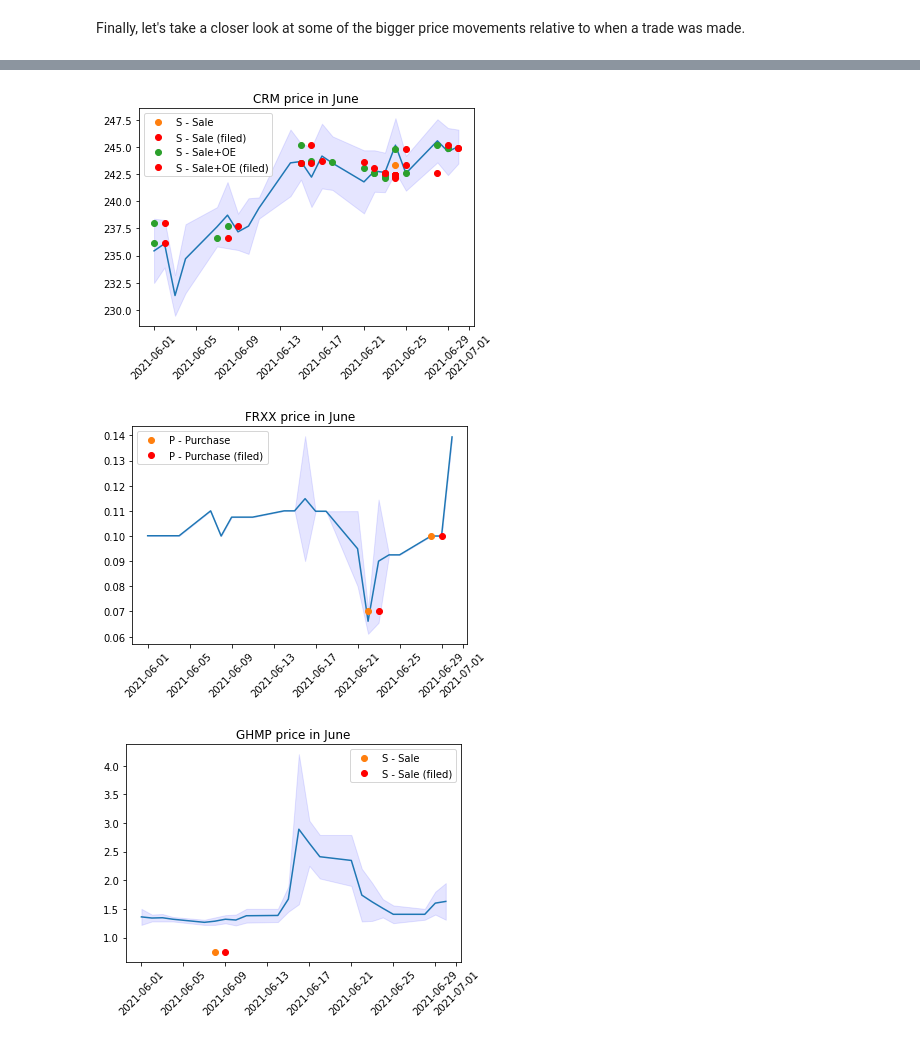
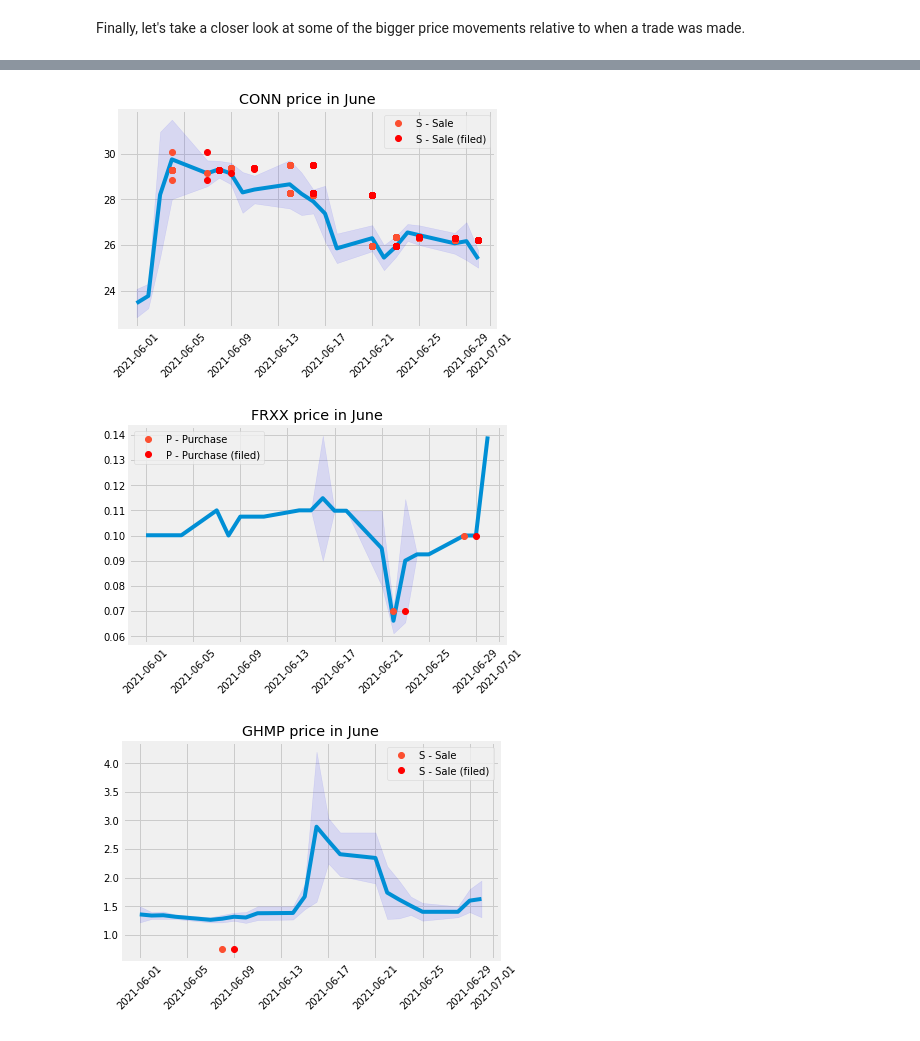
Before and after one commit to fitzgerald-kyle/insider-training, a Jupyter notebook: exploratory_analysis.ipynb, the cells around one changed output, grey strips where cells are left out. Cells and saved outputs as stored; diff of their text form; code cells hidden in the pictures.

Commit message:
538 plot style

```diff
--- a/exploratory_analysis.ipynb
+++ b/exploratory_analysis.ipynb
@@ -7,6 +7,8 @@ import pickle
 import numpy as np
 import copy
 import matplotlib.pyplot as plt
+
+plt.style.use('fivethirtyeight')
 # %% [markdown]
 ## Some Important Functions
 # %%
@@ -257,5 +262,7 @@ EODayPrice = returnPriceDiff(insiderDat, historicDat, SP500Dat, delta=1, priceTi
 EOWeekPrice = returnPriceDiff(insiderDat, historicDat, SP500Dat, delta=7, priceTime='Close')
 
 EOMonthPrice = returnPriceDiff(insiderDat, historicDat, SP500Dat, delta=30, priceTime='Close')
+
+EO3MonthPrice = returnPriceDiff(insiderDat, historicDat, SP500Dat, delta=90, priceTime='Close')
 # %%
 print('(% change in ticker price, % change in S&P500):')
@@ -316,26 +327,26 @@ Let's look into the price trends of only those tickers that experienced qualitat
 # %%
 #trade.translate({ord(ch): None for ch in '0123456789'})
 
-days2lookForward = 30
+days2lookForward = 90
 
-outlierClosings_up = [np.zeros((1,days2lookForward))]*3
-outlierClosings_down = [np.zeros((1,days2lookForward))]*3
+increaseThresh = [20, 30, 40, 70]
+EO_Prices = [EODayPrice, EOWeekPrice, EOMonthPrice, EO3MonthPrice]
+numCharts = len(increaseThresh)
+
+outlierClosings_up = [np.full((1,days2lookForward), np.nan)]*numCharts
+outlierClosings_down = [np.full((1,days2lookForward), np.nan)]*numCharts
 
 for trade in insiderDat.iterrows():
     tradeNum = trade[0]
     tick = trade[1]['Ticker']
     tradeName = tick + str(tradeNum)
-
     fileDate = str(trade[1]['FilingDate'])
 
     # if the trade's ticker changes by a sufficient amount, store its daily closing for the next
     # 'days2lookForward' days
-    increaseThresh = [20, 30, 40]
-    EO_Prices = [EODayPrice, EOWeekPrice, EOMonthPrice]
-
-    for i in range(3):
+    for i in range(numCharts):
         if abs(EO_Prices[i][tradeName][0]) > increaseThresh[i]:
-            newCol = np.zeros((1,days2lookForward))
+            newCol = np.full((1,days2lookForward), np.nan)
             startingPrice, _ = returnDataOnDate(historicDat, tick, fileDate, delta=0)
             for d in range(days2lookForward):
                 closingPrice, _ = returnDataOnDate(historicDat, tick, fileDate, delta=d)
@@ -398,5 +414,5 @@ Let's choose X=30 for now. We will also look back 1 day for things like volume c
 # %%
-DAYS_TO_LOOK_FORWARD = 30
+DAYS_TO_LOOK_FORWARD = 90
 DAYS_TO_LOOK_BACK = 1
 # %% [markdown]
 Now we should explore a few other things of interest, namely
@@ -513,17 +527,17 @@ def plotPriceWithTrades(historicDat, tick, insiderDat):
 import warnings
 warnings.filterwarnings('ignore')
 # %%
-plotPriceWithTrades(historicDat, 'CRM', insiderDat[insiderDat.Ticker == 'CRM'])
+plotPriceWithTrades(historicDat, 'CONN', insiderDat[insiderDat.Ticker == 'CONN'])
 # %% [output]
-[figure, old version]
+[figure, new version]
 # %%
 plotPriceWithTrades(historicDat, 'FRXX', insiderDat[insiderDat.Ticker == 'FRXX'])
 # %% [output]
-[figure, old version]
+[figure, new version]
 # %%
 plotPriceWithTrades(historicDat, 'GHMP', insiderDat[insiderDat.Ticker == 'GHMP'])
 # %% [output]
-[figure, old version]
+[figure, new version]
 # %%
 plotPriceWithTrades(historicDat, 'AHT', insiderDat[insiderDat.Ticker == 'AHT'])
 # %% [output]
```
Also changed, not shown: parts of 23 cells of this notebook, 7 other files.
